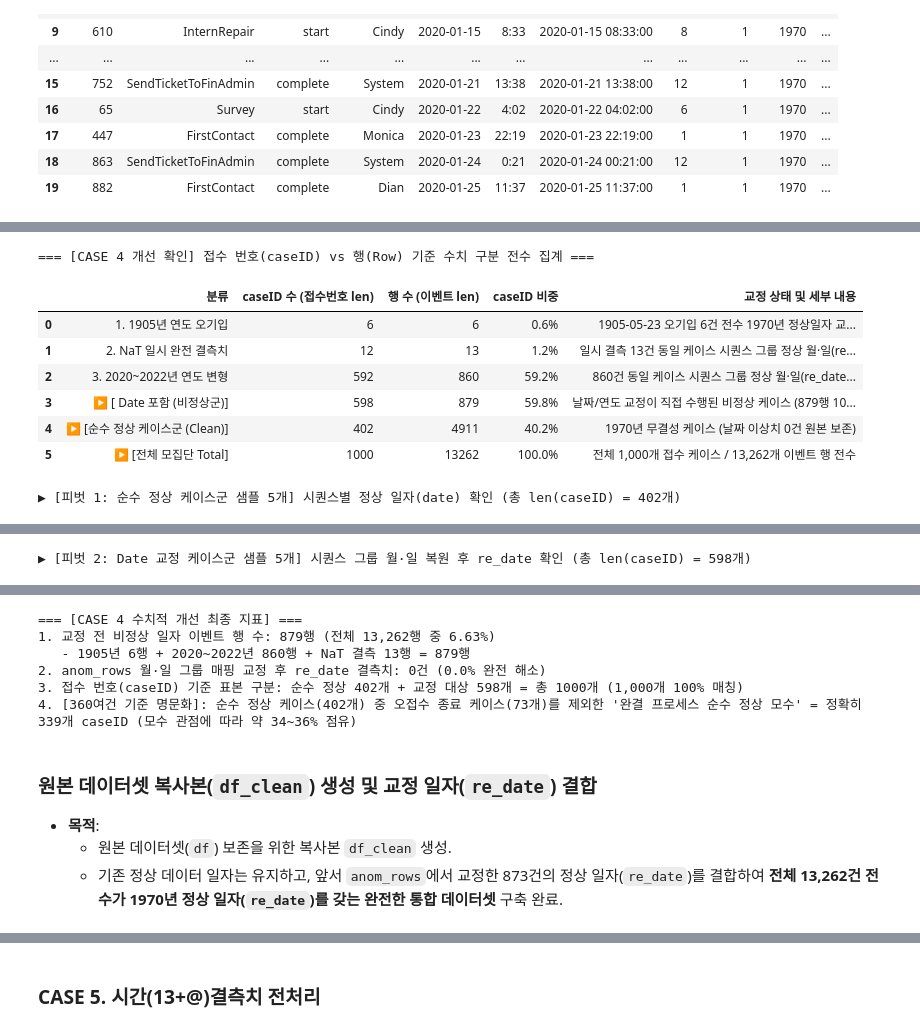
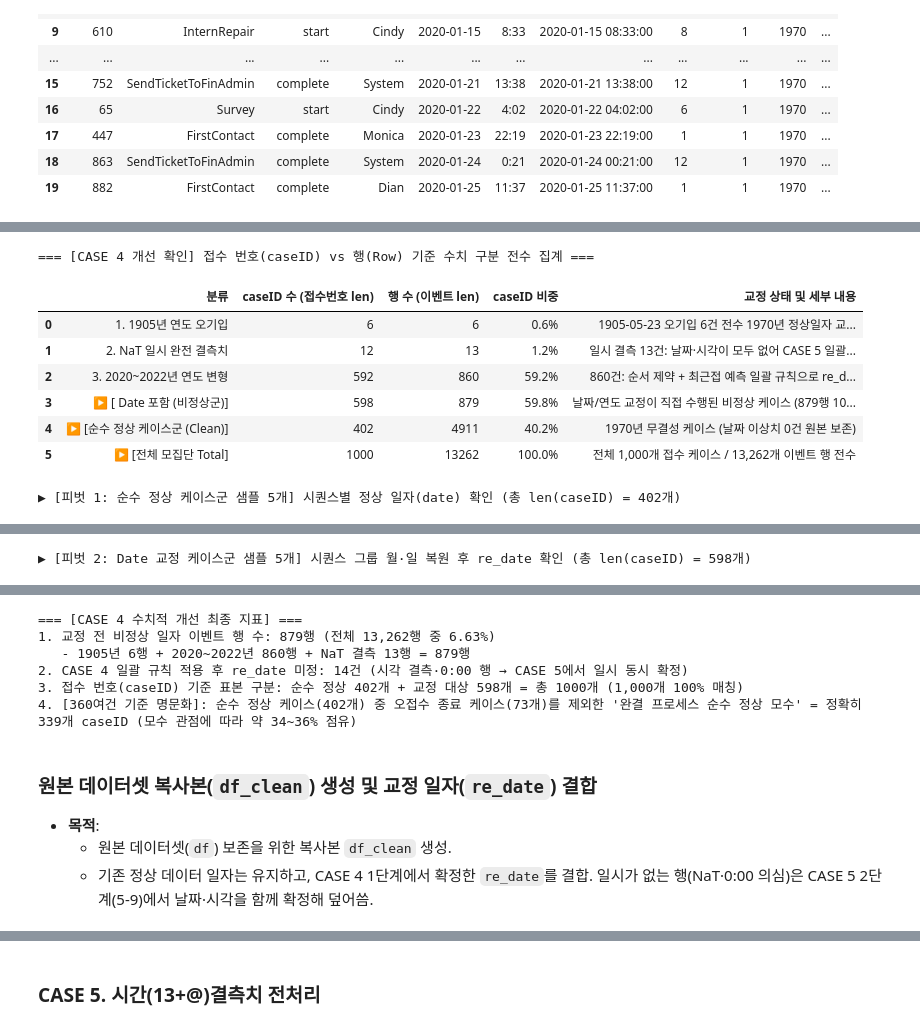
Before and after one commit to nus1245/puzzle_data, a Jupyter notebook: analysis.ipynb, the cells around one changed output, grey strips where cells are left out. Cells and saved outputs as stored; diff of their text form; code cells hidden in the pictures.

```diff
--- a/analysis.ipynb
+++ b/analysis.ipynb
@@ -1350,0 +1517,29 @@ display(anom_rows[display_cols].head(20))
+# %%
+# 처음에는 원본 날짜·시각이 모두 정상인 행만 '확정'
+ev['확정일시'] = ev['원본일시'].where((ev['날짜상태'] == '정상') & (ev['시각상태'] == '정상'))
+ev['복원방법'] = np.where(ev['확정일시'].notna(), '원본 유지', '')
+ev['근거'] = ''
+
+case4_rows = ev.index[(ev['날짜상태'] == '이상') & (ev['시각상태'] == '정상')]
+restore_rows(case4_rows)
+
+print(f"=== [CASE 4] 날짜 복원: 대상 {len(case4_rows)}행 → 확정 {ev.loc[case4_rows, '확정일시'].notna().sum()}행 ===")
+display(ev.loc[case4_rows, '복원방법'].value_counts().rename('행 수').to_frame())
+
+# 시나리오 확인 예시: 날짜가 오염된 현장조사 시작이, 다음 날 새벽 완료의 '전날 밤'으로 복원된 경우
+survey_starts = ev.loc[case4_rows]
+survey_starts = survey_starts[survey_starts['작업'] == 'Survey_start']
+survey_end = ev[ev['작업'] == 'Survey_complete'].groupby('caseID')['확정일시'].max()
+crossed = survey_starts[survey_starts['확정일시'].dt.date < survey_starts['caseID'].map(survey_end).dt.date]
+example_cases = crossed['caseID'].head(2).tolist()
+print(f"\n▶ 시나리오 예시: 자정을 넘긴 현장조사 {len(crossed)}건 중 2건 (caseID {example_cases})")
+example = ev[ev['caseID'].isin(example_cases) & (ev['taskID'] == 'Survey')].copy()
+example['원본 date'] = raw_dt.loc[example.index, 'date']
+display(example[['caseID', '작업', '원본 date', 'time', '확정일시', '복원방법', '근거']])
+
+# anom_rows(이상 날짜 행 목록)에 결과 반영 — 시각이 없거나 0:00인 행은 CASE 5에서 날짜·시각을 함께 확정
+anom_rows['re_date'] = ev.loc[anom_rows.index, '확정일시'].dt.strftime('%Y-%m-%d')
+anom_rows['re_month'] = ev.loc[anom_rows.index, '확정일시'].dt.month.astype('Int64')
+anom_rows['re_day'] = ev.loc[anom_rows.index, '확정일시'].dt.day.astype('Int64')
+anom_rows['참조작업'] = ev.loc[anom_rows.index, '복원방법']
+print(f"- anom_rows 날짜 확정: {anom_rows['re_date'].notna().sum()}행 / CASE 5로 넘기는 행: {anom_rows['re_date'].isna().sum()}행")
@@ -1363,7 +1571,7 @@ c_1905_cases = set(df.loc[list(date_impute_all.keys()), 'caseID'])
 # 2) NaT 일시 결측치 (anom_rows에 포함되어 re_date 복원)
 c_nat_cases = set(anom_rows[anom_rows['date'].isna()]['caseID'])
 
-# 3) 2020~2022년 엑셀 연도 변형 이상치 (anom_rows에 포함되어 re_date 복원)
+# 3) 2020~2022년 연도 이상치 (anom_rows에 포함되어 re_date 복원)
 c_future_cases = set(anom_rows[pd.to_datetime(anom_rows['date'], errors='coerce').dt.year.isin([2020, 2021, 2022])]['caseID'])
 
 # 4) [직접 Date 교정 비정상군 합집합] (총 598개 caseID, 879개 행)
@@ -1390,14 +1598,14 @@ summary_records = [
         'caseID 수 (접수번호 len)': len(c_nat_cases),
         '행 수 (이벤트 len)': int(anom_rows['date'].isna().sum()),
         'caseID 비중': f"{len(c_nat_cases)/10:.1f}%",
-        '교정 상태 및 세부 내용': '일시 결측 13건 동일 케이스 시퀀스 그룹 정상 월·일(re_date) 복원'
+        '교정 상태 및 세부 내용': '일시 결측 13건: 날짜·시각이 모두 없어 CASE 5 일괄 적용 단계에서 일시 동시 확정'
     },
     {
         '분류': '3. 2020~2022년 연도 변형',
         'caseID 수 (접수번호 len)': len(c_future_cases),
         '행 수 (이벤트 len)': int((~anom_rows['date'].isna()).sum()),
         'caseID 비중': f"{len(c_future_cases)/10:.1f}%",
-        '교정 상태 및 세부 내용': ' 860건 동일 케이스 시퀀스 그룹 정상 월·일(re_date) 복원'
+        '교정 상태 및 세부 내용': '860건: 순서 제약 + 최근접 예측 일괄 규칙으로 re_date 복원 (0:00 행은 CASE 5)'
     },
     {
         '분류': '▶ [ Date 포함 (비정상군)]',
@@ -1441,36 +1649,36 @@ df_pivot_eval['케이스구분'] = np.where(
 # [피벗 1] 순수 정상 케이스 샘플 (caseID x 작업단계별 date)
 sample_clean_cases = clean_normal_cases[:5]
 df_sample_clean = df_pivot_eval[df_pivot_eval['caseID'].isin(sample_clean_cases)]
 pivot_clean = df_sample_clean.pivot_table(index=['케이스구분', 'caseID'], columns='작업단계', values='re_date', aggfunc='first')
 cols_clean = sorted(pivot_clean.columns, key=lambda x: [int(p) for p in x[1:x.find(']')].split('-')])
 pivot_clean = pivot_clean[cols_clean]
 
 print(f"\n▶ [피벗 1: 순수 정상 케이스군 샘플 5개] 시퀀스별 정상 일자(date) 확인 (총 len(caseID) = {len(clean_normal_cases)}개)")
 display(pivot_clean)
 
 # [피벗 2] Date 교정 케이스 샘플 (시퀀스 그룹 월·일 복원 후 re_date 확인)
 sample_anom_cases = date_anom_cases[:5]
 df_sample_anom = df_pivot_eval[df_pivot_eval['caseID'].isin(sample_anom_cases)]
 pivot_anom = df_sample_anom.pivot_table(index=['케이스구분', 'caseID'], columns='작업단계', values='re_date', aggfunc='first')
 cols_anom = sorted(pivot_anom.columns, key=lambda x: [int(p) for p in x[1:x.find(']')].split('-')])
 pivot_anom = pivot_anom[cols_anom]
 
 print(f"\n▶ [피벗 2: Date 교정 케이스군 샘플 5개] 시퀀스 그룹 월·일 복원 후 re_date 확인 (총 len(caseID) = {len(date_anom_cases)}개)")
 display(pivot_anom)
 
 # 4. 수치적 개선 핵심 지표 요약
 print('\n=== [CASE 4 수치적 개선 최종 지표] ===')
 print(f"1. 교정 전 비정상 일자 이벤트 행 수: 879행 (전체 13,262행 중 {879/len(df)*100:.2f}%)")
 print(f"   - 1905년 6행 + 2020~2022년 860행 + NaT 결측 13행 = 879행")
-print(f"2. anom_rows 월·일 그룹 매핑 교정 후 re_date 결측치: {anom_rows['re_date'].isna().sum()}건 (0.0% 완전 해소)")
+print(f"2. CASE 4 일괄 규칙 적용 후 re_date 미정: {anom_rows['re_date'].isna().sum()}건 (시각 결측·0:00 행 → CASE 5에서 일시 동시 확정)")
 print(f"3. 접수 번호(caseID) 기준 표본 구분: 순수 정상 {len(clean_normal_cases)}개 + 교정 대상 {len(date_anom_cases)}개 = 총 {len(clean_normal_cases) + len(date_anom_cases)}개 (1,000개 100% 매칭)")
 print(f"4. [360여건 기준 명문화]: 순수 정상 케이스({len(clean_normal_cases)}개) 중 오접수 종료 케이스({len(wrong_place_cases)}개)를 제외한 '완결 프로세스 순수 정상 모수' = 정확히 {len(clean_complete_cases)}개 caseID (모수 관점에 따라 약 34~36% 점유)")
 # %% [output]
 === [CASE 4 개선 확인] 접수 번호(caseID) vs 행(Row) 기준 수치 구분 전수 집계 ===
 |  | 분류 | caseID 수 (접수번호 len) | 행 수 (이벤트 len) | caseID 비중 | 교정 상태 및 세부 내용 |
 | 0 | 1. 1905년 연도 오기입 | 6 | 6 | 0.6% | 1905-05-23 오기입 6건 전수 1970년 정상일자 교... |
-| 1 | 2. NaT 일시 완전 결측치 | 12 | 13 | 1.2% | 일시 결측 13건 동일 케이스 시퀀스 그룹 정상 월·일(re... |
-| 2 | 3. 2020~2022년 연도 변형 | 592 | 860 | 59.2% | 860건 동일 케이스 시퀀스 그룹 정상 월·일(re_date... |
+| 1 | 2. NaT 일시 완전 결측치 | 12 | 13 | 1.2% | 일시 결측 13건: 날짜·시각이 모두 없어 CASE 5 일괄... |
+| 2 | 3. 2020~2022년 연도 변형 | 592 | 860 | 59.2% | 860건: 순서 제약 + 최근접 예측 일괄 규칙으로 re_d... |
 | 3 | ▶ [ Date 포함 (비정상군)] | 598 | 879 | 59.8% | 날짜/연도 교정이 직접 수행된 비정상 케이스 (879행 10... |
 | 4 | ▶ [순수 정상 케이스군 (Clean)] | 402 | 4911 | 40.2% | 1970년 무결성 케이스 (날짜 이상치 0건 원본 보존) |
 | 5 | ▶ [전체 모집단 Total] | 1000 | 13262 | 100.0% | 전체 1,000개 접수 케이스 / 13,262개 이벤트 행 전수 |
@@ -1493,14 +1701,14 @@ print(f"4. [360여건 기준 명문화]: 순수 정상 케이스({len(clean_norm
 === [CASE 4 수치적 개선 최종 지표] ===
 1. 교정 전 비정상 일자 이벤트 행 수: 879행 (전체 13,262행 중 6.63%)
    - 1905년 6행 + 2020~2022년 860행 + NaT 결측 13행 = 879행
-2. anom_rows 월·일 그룹 매핑 교정 후 re_date 결측치: 0건 (0.0% 완전 해소)
+2. CASE 4 일괄 규칙 적용 후 re_date 미정: 14건 (시각 결측·0:00 행 → CASE 5에서 일시 동시 확정)
 3. 접수 번호(caseID) 기준 표본 구분: 순수 정상 402개 + 교정 대상 598개 = 총 1000개 (1,000개 100% 매칭)
 4. [360여건 기준 명문화]: 순수 정상 케이스(402개) 중 오접수 종료 케이스(73개)를 제외한 '완결 프로세스 순수 정상 모수' = 정확히 339개 caseID (모수 관점에 따라 약 34~36% 점유)
 # %% [markdown]
 ### 원본 데이터셋 복사본(`df_clean`) 생성 및 교정 일자(`re_date`) 결합
 - **목적**:
   - 원본 데이터셋(`df`) 보존을 위한 복사본 `df_clean` 생성.
-  - 기존 정상 데이터 일자는 유지하고, 앞서 `anom_rows`에서 교정한 873건의 정상 일자(`re_date`)를 결합하여 **전체 13,262건 전수가 1970년 정상 일자(`re_date`)를 갖는 완전한 통합 데이터셋** 구축 완료.
+  - 기존 정상 데이터 일자는 유지하고, CASE 4 1단계에서 확정한 `re_date`를 결합. 일시가 없는 행(NaT·0:00 의심)은 CASE 5 2단계(5-9)에서 날짜·시각을 함께 확정해 덮어씀.
 # %%
 # 1. 원본 데이터셋 복사본 생성 (df_clean)
 df_clean = df.copy()
```
Also changed, not shown: parts of 57 cells of this notebook, 8 other files.
